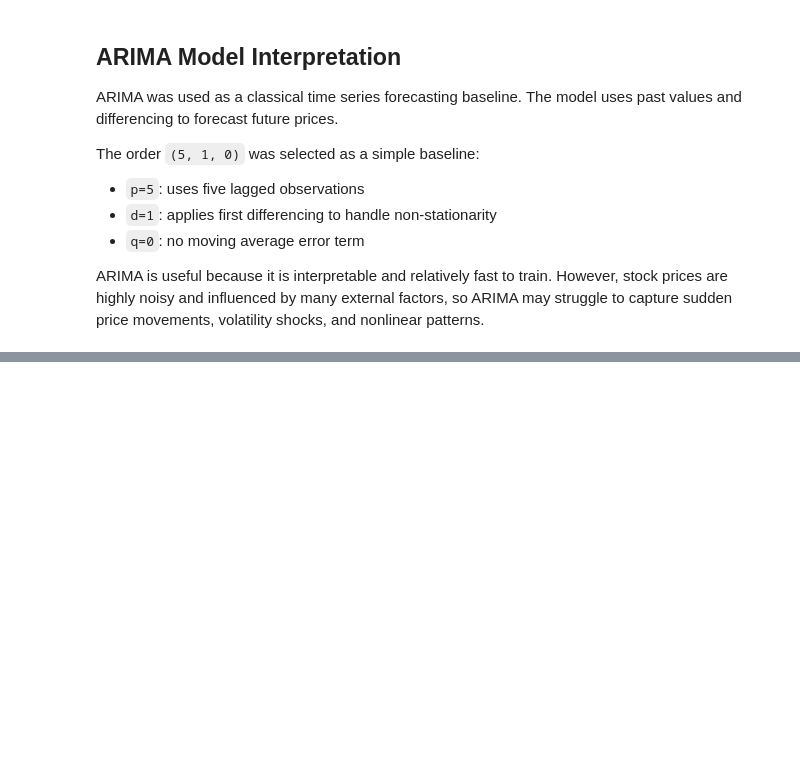
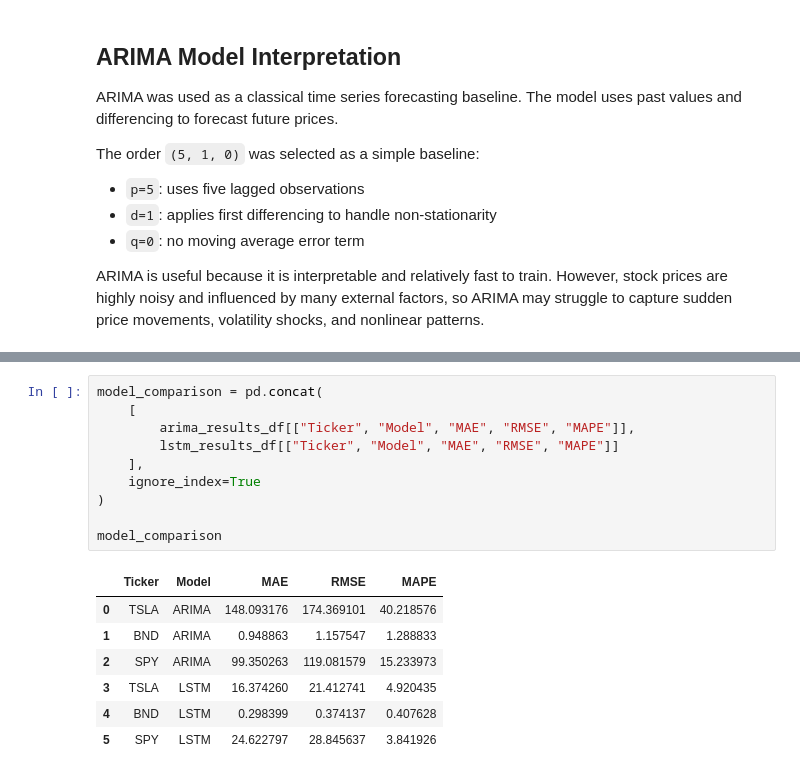
Before and after one commit to Bilen189/portfolio-optimization, a Jupyter notebook: notebooks/task_2_forecasting.ipynb, the cells around one changed output, grey strips where cells are left out. Saved outputs shown, nothing was run; the diff lists cells and outputs as text; blank space fills up the shorter version.

```diff
--- a/notebooks/task_2_forecasting.ipynb
+++ b/notebooks/task_2_forecasting.ipynb
@@ -174,0 +273,18 @@ ARIMA is useful because it is interpretable and relatively fast to train. Howeve
+# %%
+model_comparison = pd.concat(
+    [
+        arima_results_df[["Ticker", "Model", "MAE", "RMSE", "MAPE"]],
+        lstm_results_df[["Ticker", "Model", "MAE", "RMSE", "MAPE"]]
+    ],
+    ignore_index=True
+)
+
+model_comparison
+# %% [output]
+|  | Ticker | Model | MAE | RMSE | MAPE |
+| 0 | TSLA | ARIMA | 148.093176 | 174.369101 | 40.218576 |
+| 1 | BND | ARIMA | 0.948863 | 1.157547 | 1.288833 |
+| 2 | SPY | ARIMA | 99.350263 | 119.081579 | 15.233973 |
+| 3 | TSLA | LSTM | 16.374260 | 21.412741 | 4.920435 |
+| 4 | BND | LSTM | 0.298399 | 0.374137 | 0.407628 |
+| 5 | SPY | LSTM | 24.622797 | 28.845637 | 3.841926 |
```
Also changed, not shown: parts of 5 cells of this notebook.
